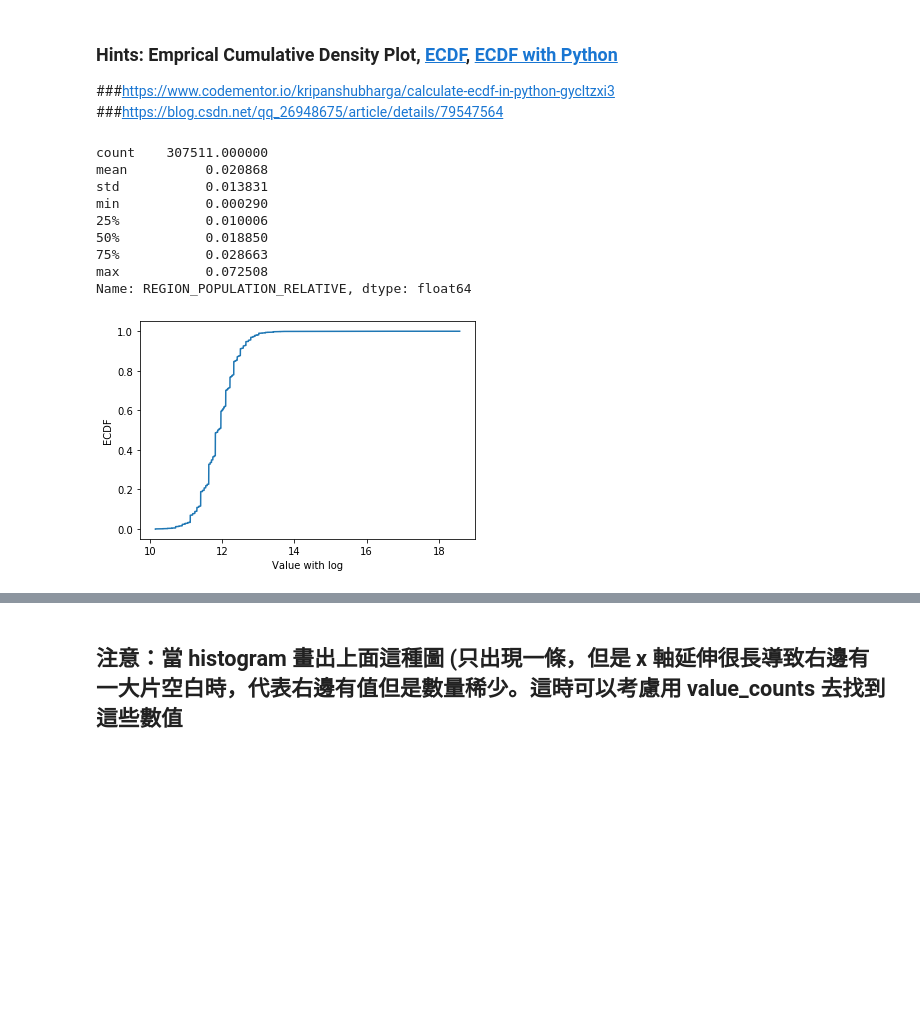
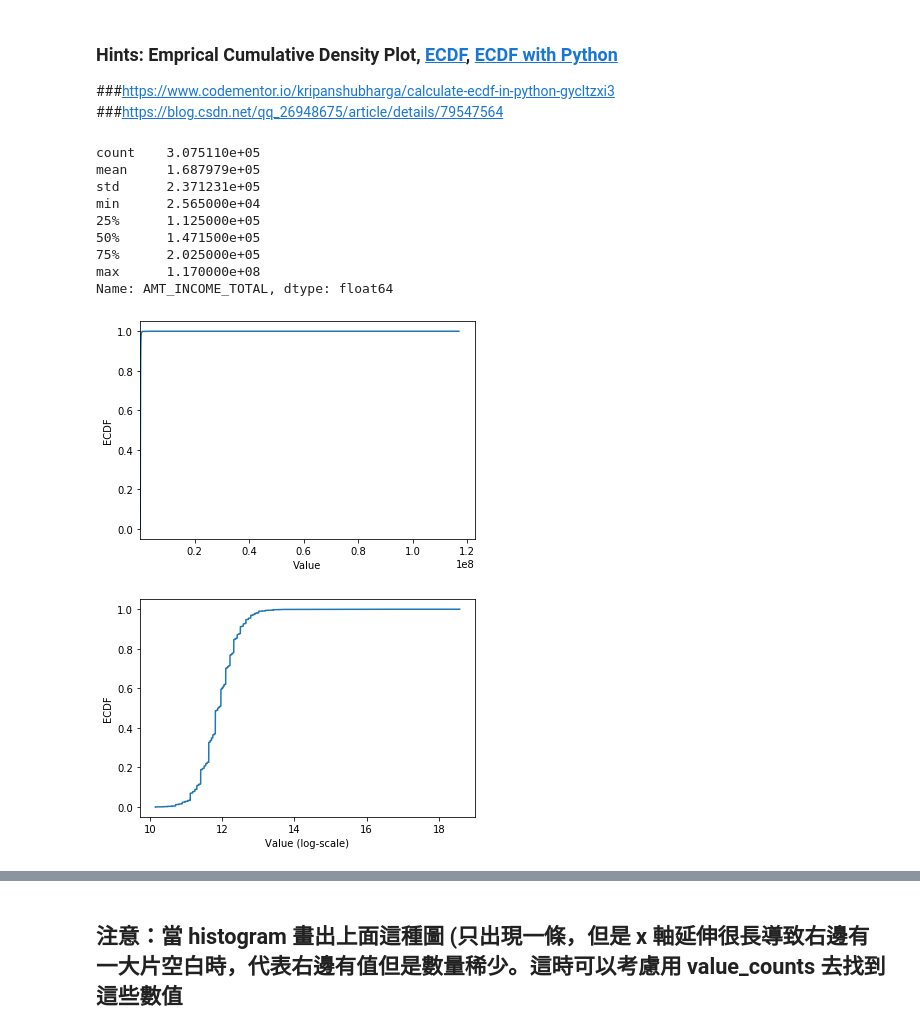
Before and after one commit to RichChang-programmingCenter/3rd-ML100Days, a Jupyter notebook: homework/Day_009_HW.ipynb, the cells around one changed output, grey strips where cells are left out. Drawn from its saved outputs; the diff is of its cells as text; code cells hidden in the pictures; blank space fills up the shorter version.

```diff
--- a/homework/Day_009_HW.ipynb
+++ b/homework/Day_009_HW.ipynb
@@ -78,35 +78,44 @@ Numbers of remain columns: 73
 ###https://www.codementor.io/kripanshubharga/calculate-ecdf-in-python-gycltzxi3
 ###https://blog.csdn.net/qq_26948675/article/details/79547564
 # %%
-# 最大值落在分布之外
-print(app_train['REGION_POPULATION_RELATIVE'].describe())
-
-# 繪製 Empirical Cumulative Density Plot (ECDF)
 # Compute ECDF for a one-dimensional array of measurements.
 def ecdf(data):
     n = len(data)  # Number of data points: n
     x = np.sort(data)  # x-data for the ECDF: x
     y = np.arange(1, n+1) / n  # y-data for the ECDF: y
     return x, y
-
-ecdf.index, ecdf.max = ecdf(app_train['AMT_INCOME_TOTAL'])
-plt.plot(np.log(ecdf.index), ecdf.max)
-# plt.plot(np.log(ecdf.index), ecdf.max)  #xvalues normal(not with log given)
-plt.xlabel('Value with log')
-plt.ylabel('ECDF')
-plt.ylim([-0.05,1.05]) # 限制顯示圖片的範圍
-plt.show()
-# %% [output]
-count    307511.000000
-mean          0.020868
-std           0.013831
-min           0.000290
-25%           0.010006
-50%           0.018850
-75%           0.028663
-max           0.072508
-Name: REGION_POPULATION_RELATIVE, dtype: float64
-[figure, removed]
+# %%
+# 最大值離平均與中位數很遠
+print(app_train['AMT_INCOME_TOTAL'].describe())
+
+# 繪製 Empirical Cumulative Density Plot (ECDF)
+ecdf.index, ecdf.max = ecdf(app_train['AMT_INCOME_TOTAL'])
+
+plt.plot(ecdf.index, ecdf.max)
+plt.xlabel('Value')
+plt.ylabel('ECDF')
+plt.xlim([ecdf.index.min(), ecdf.index.max() * 1.05]) # 限制顯示圖片的範圍
+plt.ylim([-0.05,1.05]) # 限制顯示圖片的範圍
+plt.show()
+
+# 改變 y 軸的 Scale, 讓我們可以正常檢視 ECDF
+plt.plot(np.log(ecdf.index), ecdf.max)
+plt.xlabel('Value (log-scale)')
+plt.ylabel('ECDF')
+plt.ylim([-0.05,1.05]) # 限制顯示圖片的範圍
+plt.show()
+# %% [output]
+count    3.075110e+05
+mean     1.687979e+05
+std      2.371231e+05
+min      2.565000e+04
+25%      1.125000e+05
+50%      1.471500e+05
+75%      2.025000e+05
+max      1.170000e+08
+Name: AMT_INCOME_TOTAL, dtype: float64
+[figure, added]
+[figure, added]
 # %% [markdown]
 ## 補充：Normal dist 的 ECDF
 ![ecdf_normal](https://au.mathworks.com/help/examples/stats/win64/PlotEmpiricalCdfAndCompareWithSamplingDistributionExample_01.png)
```
Also changed, not shown: parts of 3 cells of this notebook.
